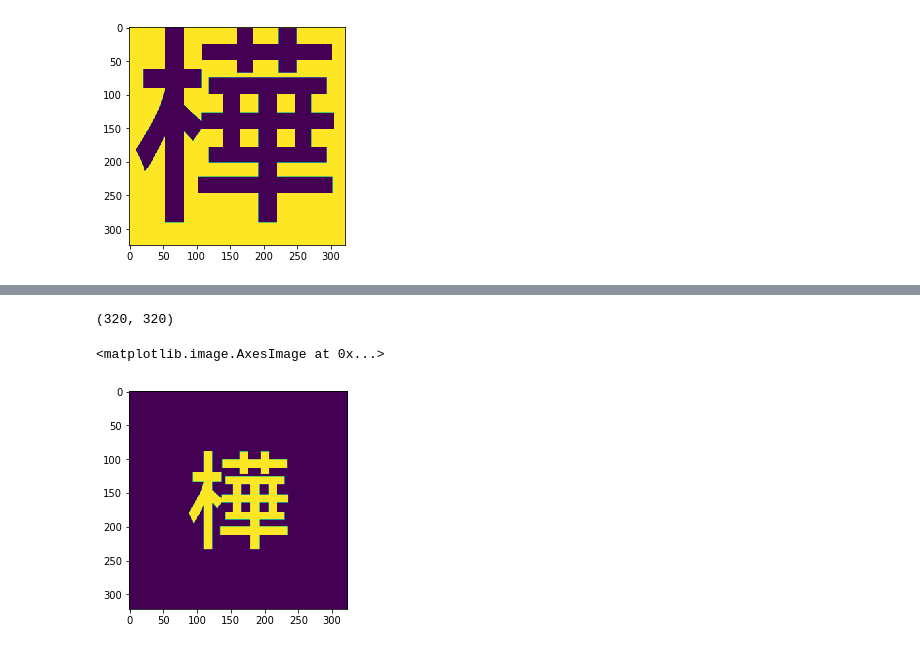
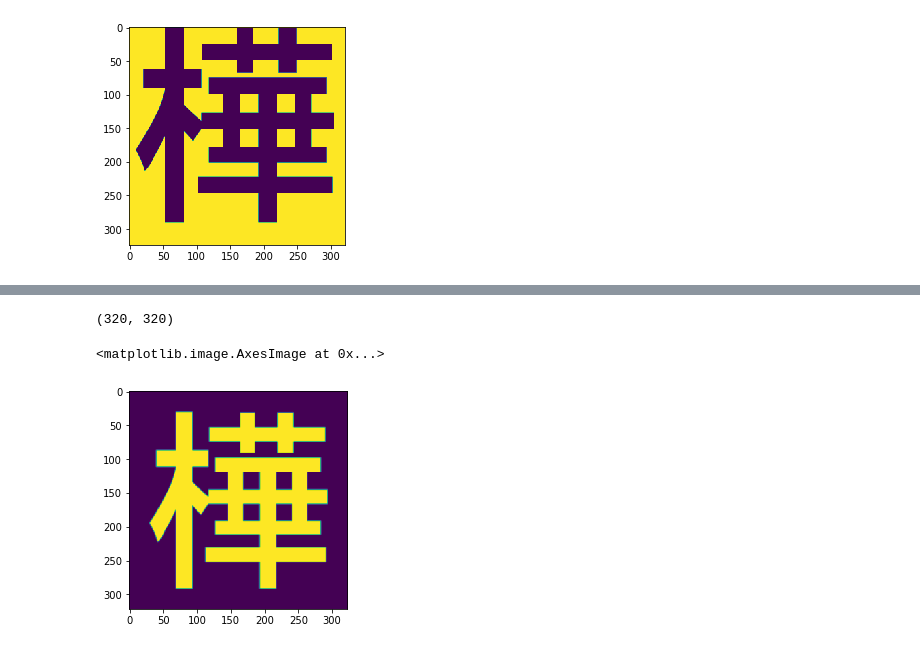
Before and after one commit to savourylie/ZiTransfer, a Jupyter notebook: data_preprocessing.ipynb, the cells around one changed output, grey strips where cells are left out. Saved outputs shown, nothing was run; the diff lists cells and outputs as text; code cells hidden in the pictures.

```diff
--- a/data_preprocessing.ipynb
+++ b/data_preprocessing.ipynb
@@ -151,9 +166,9 @@ def elastic_transform(image, alpha=50, sigma=10, alpha_affine=15, random_state=N
     return map_coordinates(image, indices, order=1, mode='reflect').reshape(shape)
 # %%
 img_inv = invert_image(img)
-
-plt.imshow(scale(resize(adjust_margin(img_inv))))
+img_scaled = scale(resize(adjust_margin(img_inv)), 0.9)
+plt.imshow(img_scaled)
 # %% [output]
 (320, 320)
 <matplotlib.image.AxesImage at 0x...>
-[figure, old version]
+[figure, new version]
```
Also changed, not shown: parts of 5 cells of this notebook.
